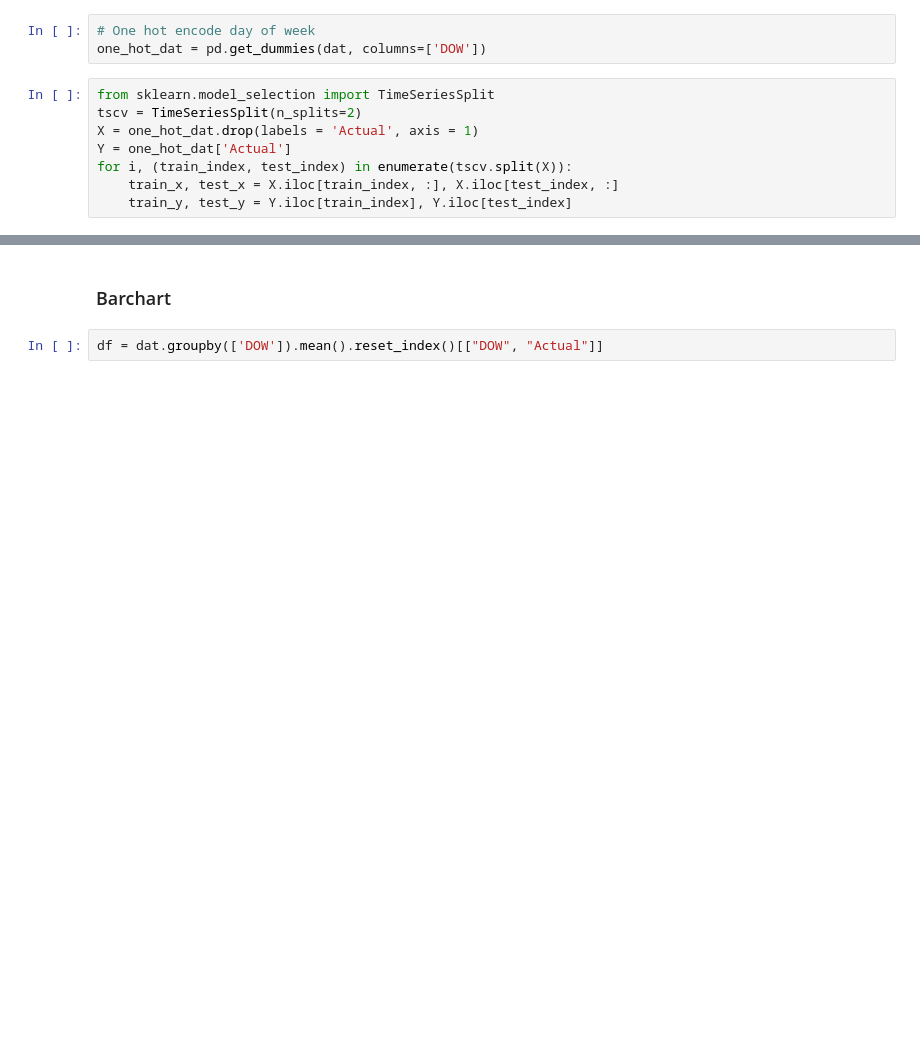
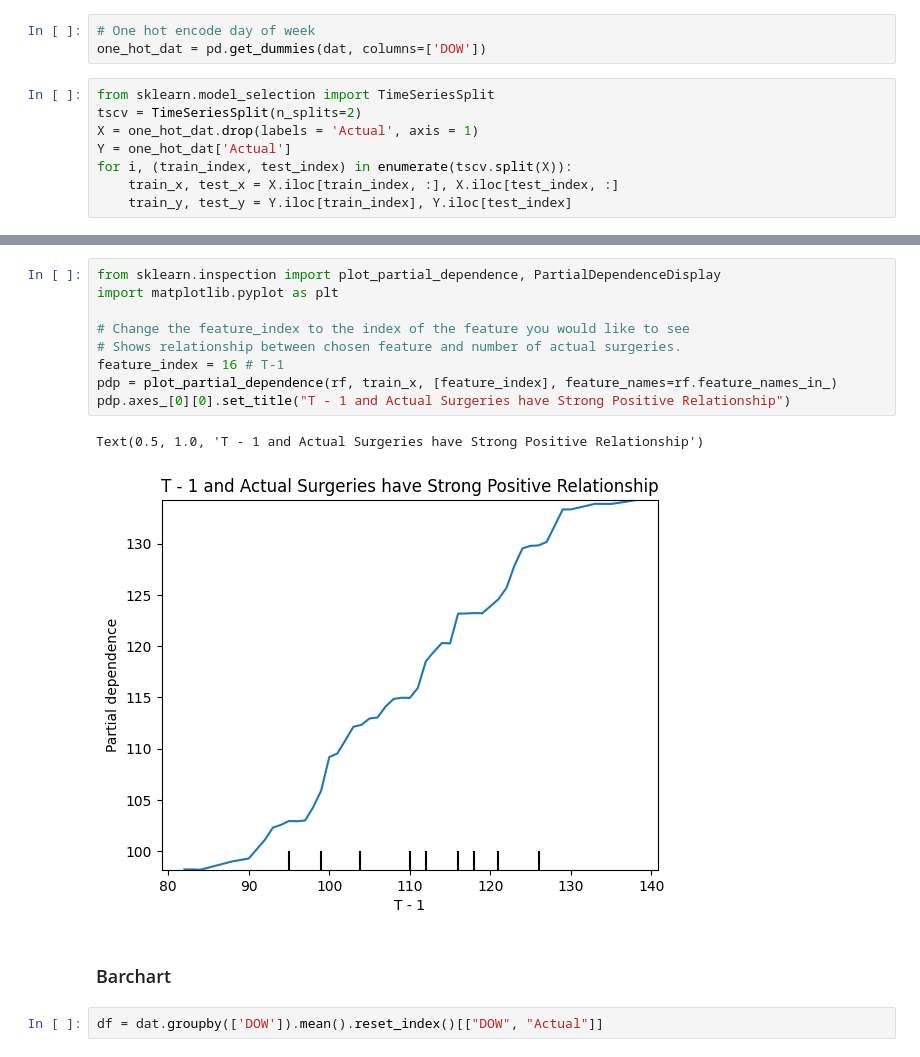
Before and after one commit to HenryLiang-123/MSiA_410, a Jupyter notebook: HW2.ipynb, the cells around one changed output, grey strips where cells are left out. Cells and saved outputs as stored; diff of their text form; blank space fills up the shorter version.

```diff
--- a/HW2.ipynb
+++ b/HW2.ipynb
@@ -136,3 +139,15 @@ Name: Actual, Length: 78, dtype: int64
+# %%
+from sklearn.inspection import plot_partial_dependence, PartialDependenceDisplay
+import matplotlib.pyplot as plt
+
+# Change the feature_index to the index of the feature you would like to see
+# Shows relationship between chosen feature and number of actual surgeries.
+feature_index = 16 # T-1
+pdp = plot_partial_dependence(rf, train_x, [feature_index], feature_names=rf.feature_names_in_)
+pdp.axes_[0][0].set_title("T - 1 and Actual Surgeries have Strong Positive Relationship")
+# %% [output]
+Text(0.5, 1.0, 'T - 1 and Actual Surgeries have Strong Positive Relationship')
+[figure, added]
 # %% [markdown]
 ### Barchart
 # %%
```
Also changed, not shown: parts of 10 cells of this notebook.
